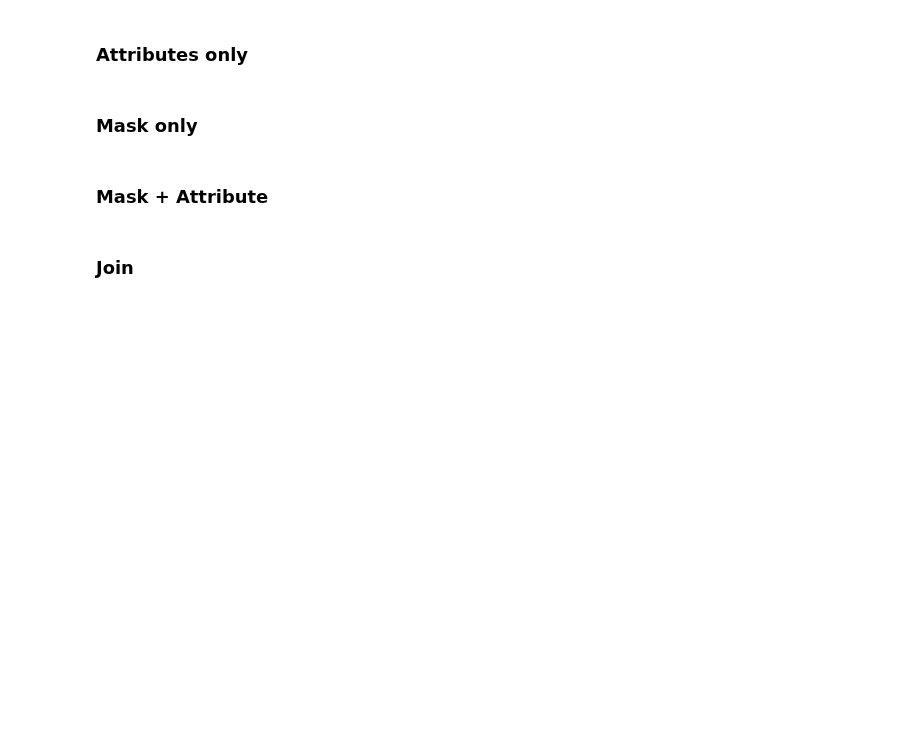
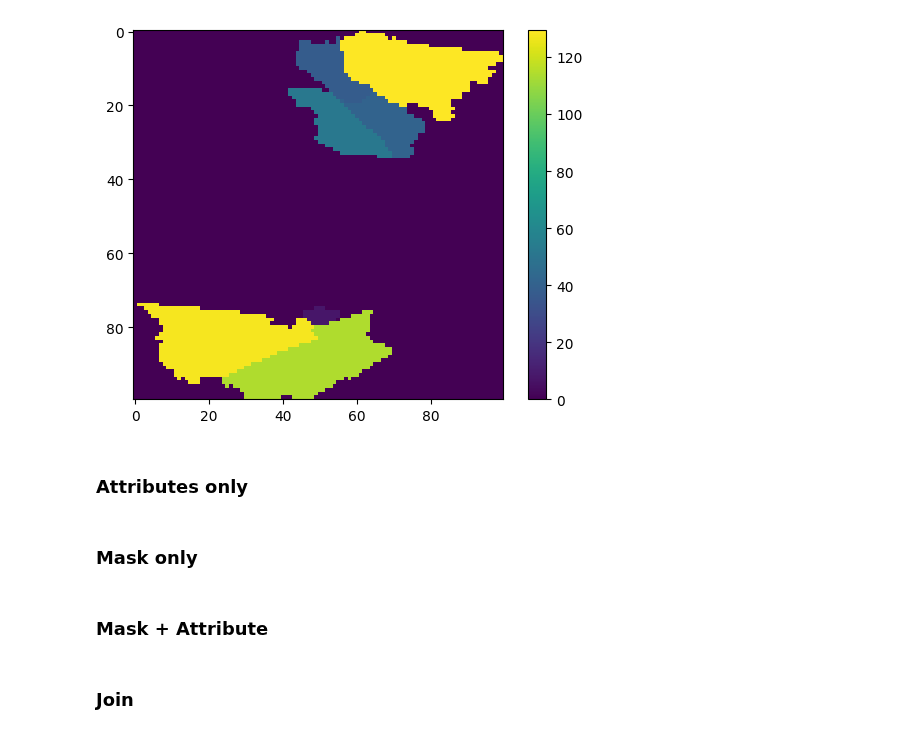
Before and after one commit to aus-plant-phenomics-network/mccn-engine, a Jupyter notebook: vector_load.ipynb, the cells around one changed output. Saved outputs shown, nothing was run; the diff lists cells and outputs as text; code cells hidden in the pictures; blank space fills up the shorter version.

```diff
--- a/vector_load.ipynb
+++ b/vector_load.ipynb
@@ -11,5 +11,3 @@ ENDPOINT = "http://203.101.230.81:8082"
 client = pystac_client.Client.open(ENDPOINT)
 # %%
 engine = MCCN(ENDPOINT, collection_id="attribute", shape=100)
-# %%
-engine.load()
@@ -28,0 +14,3 @@ Attributes:
+# %%
+ds = engine.load_vector()
+ds
@@ -29,3 +32,9 @@ Attributes:
+# %%
+plt.imshow(ds.AREASQKM21.values[0,:,:])
+plt.colorbar()
+plt.show()
+# %% [output]
+[figure, added]
 # %% [markdown]
 ### Attributes only
 # %%
```
Also changed, not shown: parts of 5 cells of this notebook, 7 other files.
